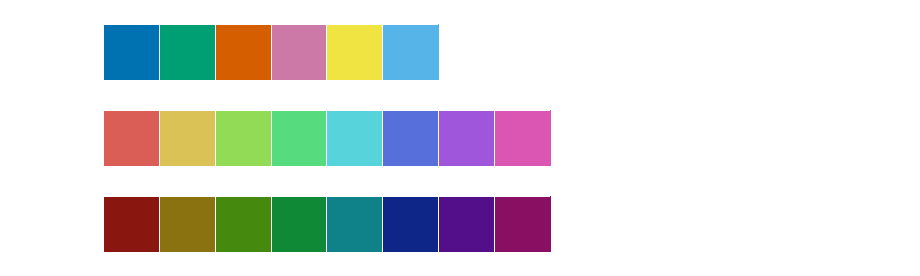
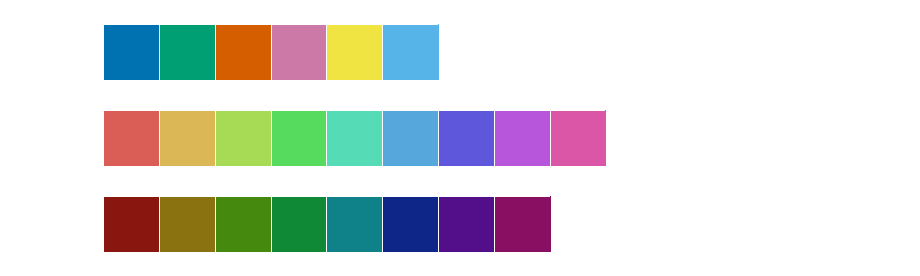
Before and after one commit to ShujiaHuang/geneview, a Jupyter notebook: docs/tutorial/palettes.ipynb, the cells around one changed output. Cells and saved outputs as stored; diff of their text form; code cells hidden in the pictures.

```diff
--- a/docs/tutorial/palettes.ipynb
+++ b/docs/tutorial/palettes.ipynb
@@ -44,9 +44,9 @@ gv.palplot(gv.color_palette('colorblind'))
 # %% [output]
 [figure]
 # %%
-gv.palplot(gv.color_palette("hls", 8))
+gv.palplot(gv.color_palette("hls", 9))
 # %% [output]
-[figure, old version]
+[figure, new version]
 # %%
 gv.palplot(gv.hls_palette(8, l=.3, s=.8))
 # %% [output]
```
Also changed, not shown: parts of 5 cells of this notebook.
